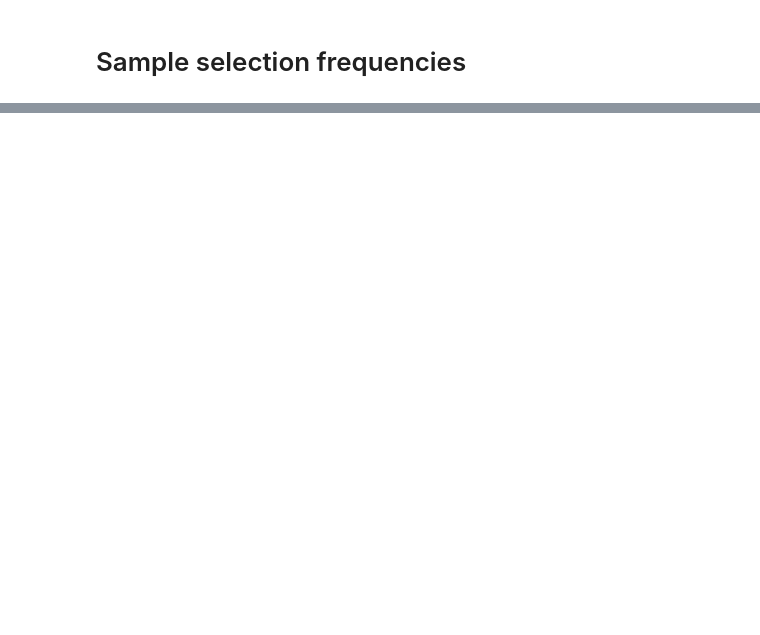
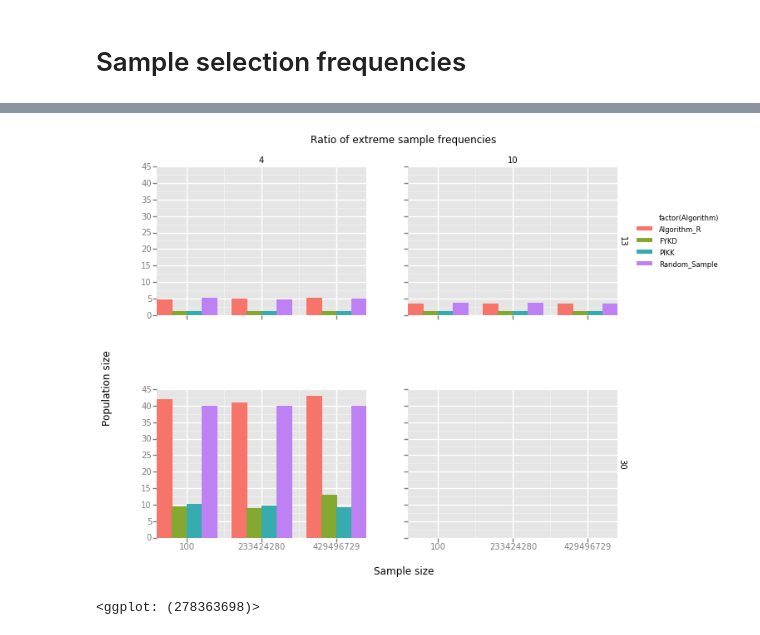
Before and after one commit to kellieotto/prngs-and-permutations, a Jupyter notebook: Code/samplingComparison/results/pythonResults.ipynb, the cells around one changed output, grey strips where cells are left out. Cells and saved outputs as stored; diff of their text form; code cells hidden in the pictures; blank space fills up the shorter version.

```diff
--- a/Code/samplingComparison/results/pythonResults.ipynb
+++ b/Code/samplingComparison/results/pythonResults.ipynb
@@ -78,0 +139,8 @@ US[cols].sort_values(['Pop size', 'Sample size', 'Max Selection Prob Ratio'], as
+# %%
+ggplot(US[US.reps == 1000000], aes(x = "seed", weight = 'Max Selection Prob Ratio', fill = 'factor(Algorithm)')) + \
+    geom_bar(stat = "identity") + \
+    facet_grid("Pop size","Sample size") + \
+    labs(x = "Sample size", y = "Population size", title = "Ratio of extreme sample frequencies")
+# %% [output]
+[figure, added]
+<ggplot: (278363698)>
```
Also changed, not shown: parts of 10 cells of this notebook, 3 other files.
